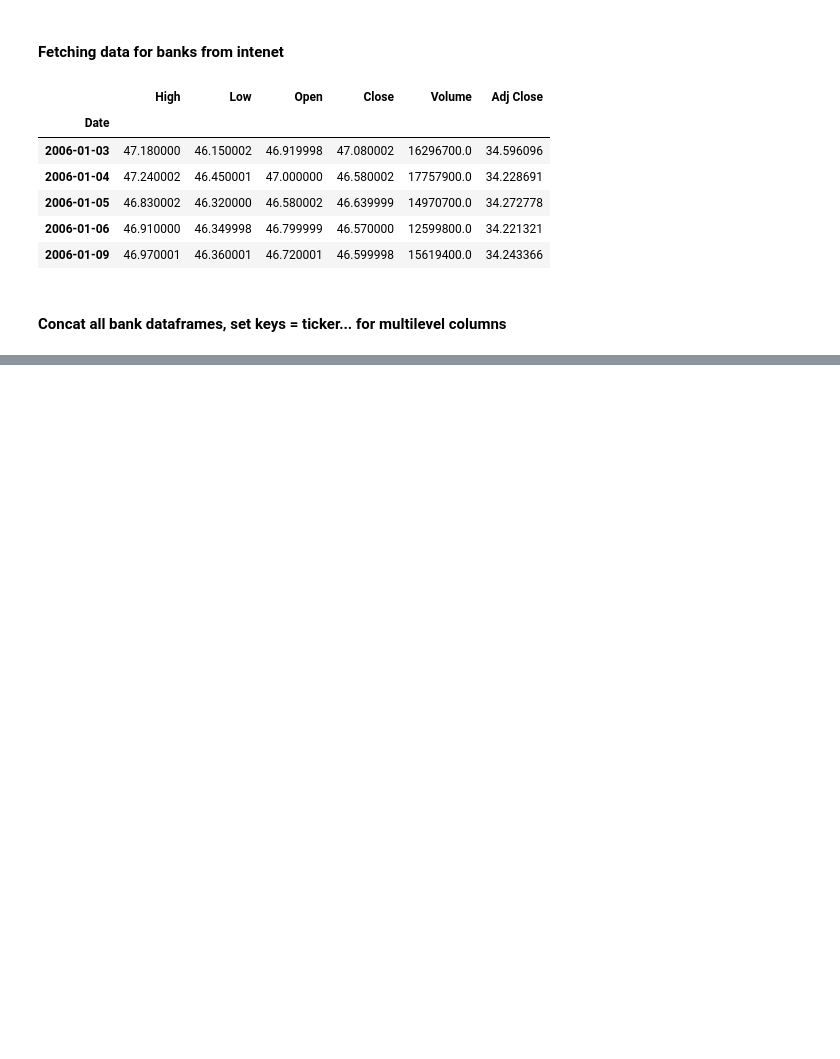
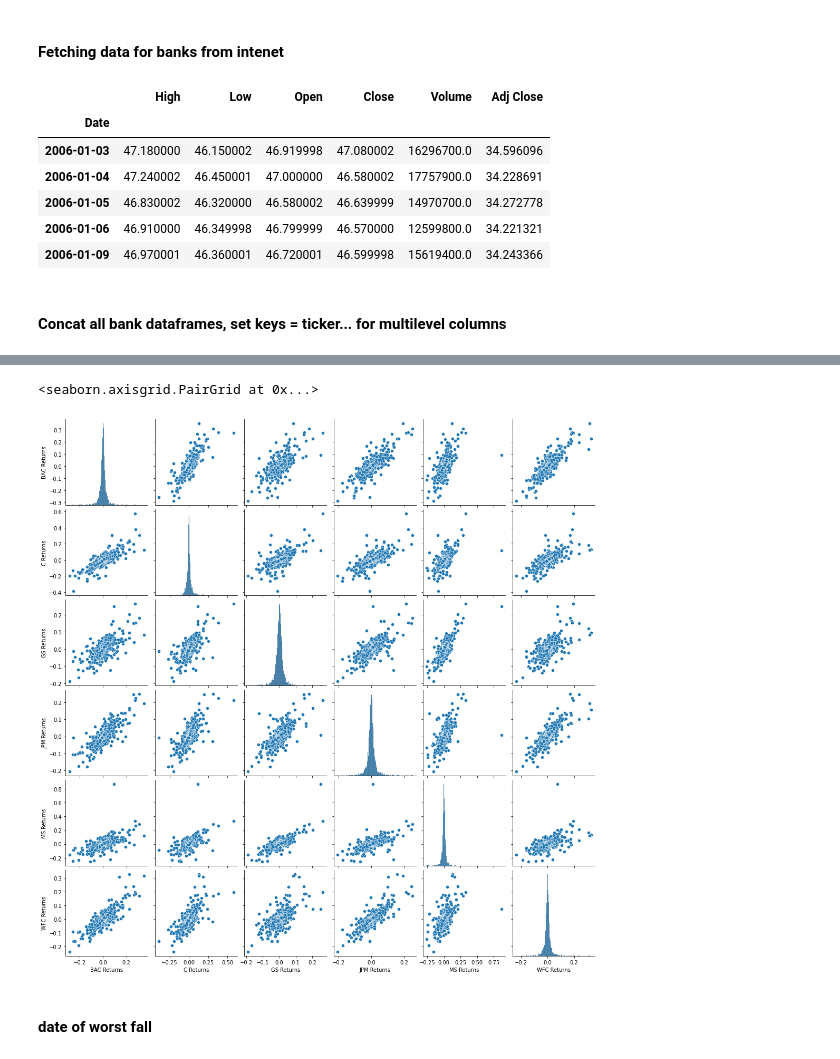
Before and after one commit to hp-parashar/Uber-Exploratory-Data-Analysis, a Jupyter notebook: Financial Data Analysis.ipynb, the cells around one changed output, grey strips where cells are left out. Cells and saved outputs as stored; diff of their text form; code cells hidden in the pictures; blank space fills up the shorter version.

Commit message:
Commit with Pair Plot

```diff
--- a/Financial Data Analysis.ipynb
+++ b/Financial Data Analysis.ipynb
@@ -78,0 +79,2 @@ bank_stocks
+# %%
+bank_stocks.columns.names = names
@@ -78,0 +144,8 @@ bank_stocks
+# %%
+#creating empty dataframe
+returns = pd.DataFrame()
+# %%
+#adding return column for each stock
+#pct_change() will broadcast in the entire dataframe
+for tick in tickers:
+    returns[tick + ' Returns'] = bank_stocks[tick]['Close'].pct_change()
@@ -78,0 +169,7 @@ bank_stocks
+# %%
+sns.pairplot(returns)
+# %% [output]
+<seaborn.axisgrid.PairGrid at 0x...>
+[figure, added]
+# %% [markdown]
+#### date of worst fall
```
Also changed, not shown: parts of 17 cells of this notebook.
